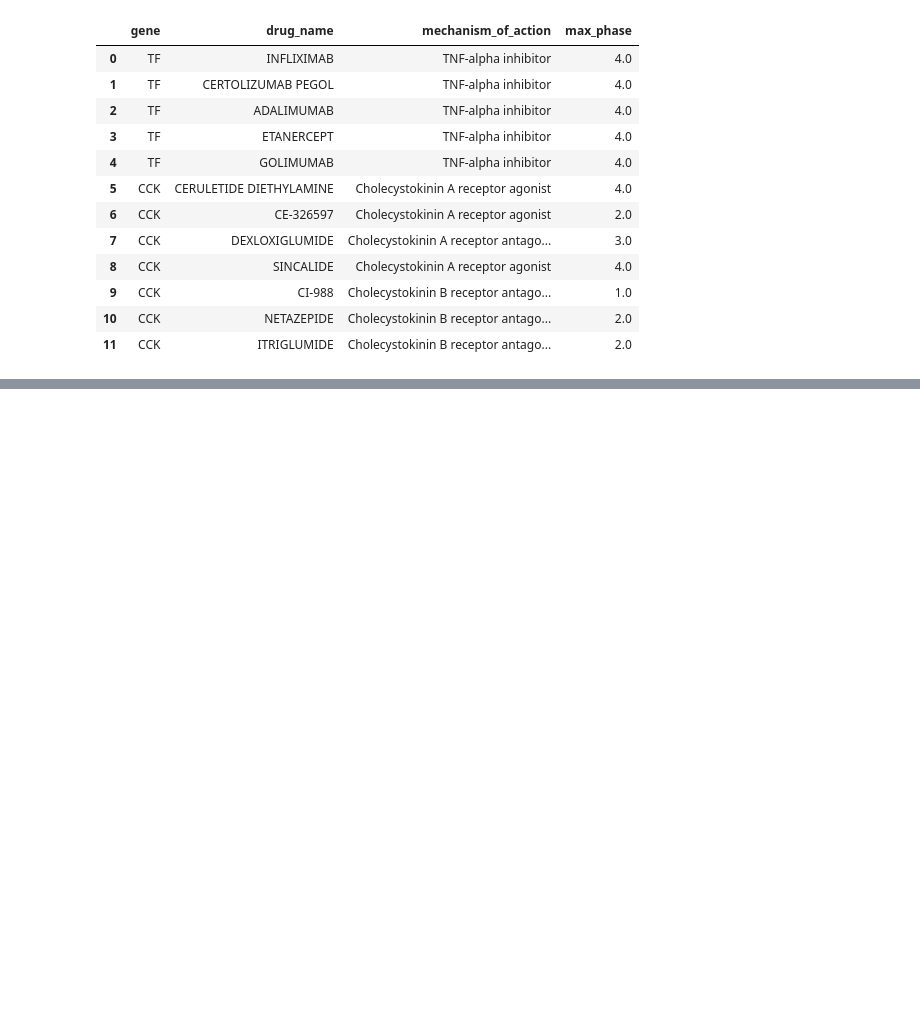
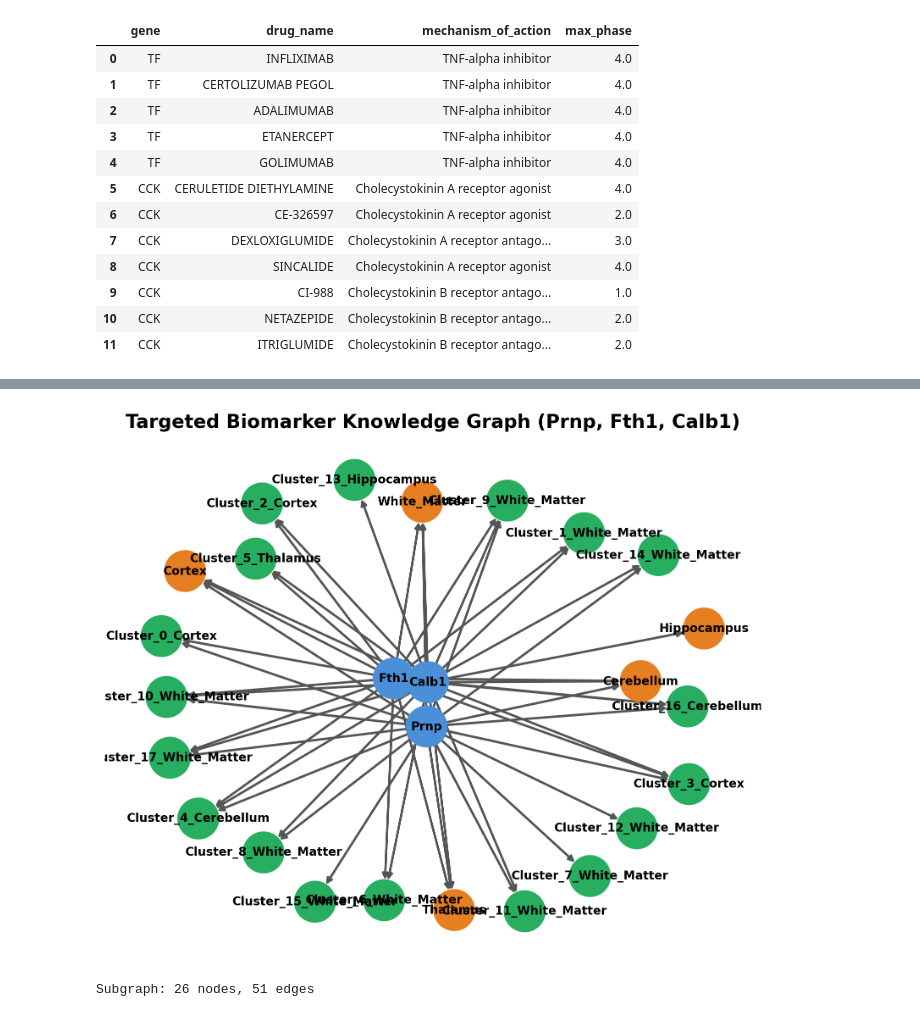
Before and after one commit to ShaunFChen/spatial-microckg-agent, a Jupyter notebook: notebooks/04_Knowledge_Graph.ipynb, the cells around one changed output, grey strips where cells are left out. Cells and saved outputs as stored; diff of their text form; code cells hidden in the pictures; blank space fills up the shorter version.

```diff
--- a/notebooks/04_Knowledge_Graph.ipynb
+++ b/notebooks/04_Knowledge_Graph.ipynb
@@ -342,0 +347,43 @@ Druggable targets found: 2 genes, 12 drug associations
+# %%
+import matplotlib.pyplot as plt
+import networkx as nx
+
+key_genes = ["gene:Prnp", "gene:Fth1", "gene:Calb1"]
+presentation_nodes = set(key_genes)
+presentation_edges = []
+
+for u, v, d in graph.edges(data=True):
+    if u in key_genes and (abs(d.get("log2fc", 0)) > 0.25 or d.get("spatial_correlation", 0) > 0.5):
+        presentation_nodes.add(v)
+        presentation_edges.append((u, v))
+
+sub = graph.subgraph(presentation_nodes).copy()
+sub.remove_edges_from(
+    [e for e in sub.edges() if e not in presentation_edges]
+)
+
+fig, ax = plt.subplots(figsize=(10, 8))
+pos = nx.spring_layout(sub, k=0.8, seed=42)
+colors = [
+    "#4A90D9" if sub.nodes[n].get("label") == "gene"
+    else "#27AE60" if sub.nodes[n].get("label") == "cell_type"
+    else "#E67E22"
+    for n in sub.nodes()
+]
+labels = {n: str(n).split(":")[1] if ":" in str(n) else str(n) for n in sub.nodes()}
+
+nx.draw(sub, pos, ax=ax, with_labels=True, labels=labels, node_color=colors,
+        node_size=1200, font_size=10, font_weight="bold",
+        edge_color="#555", width=2.0)
+ax.set_title("Targeted Biomarker Knowledge Graph (Prnp, Fth1, Calb1)",
+             fontsize=16, fontweight="bold")
+out_path = CACHE_DIR / "presentation_subgraph.png"
+fig.savefig(out_path, dpi=200, bbox_inches="tight")
+plt.close(fig)
+
+from IPython.display import Image, display
+display(Image(filename=str(out_path), width=700))
+print(f"Subgraph: {sub.number_of_nodes()} nodes, {sub.number_of_edges()} edges")
+# %% [output]
+[figure, added]
+Subgraph: 26 nodes, 51 edges
```
Also changed, not shown: parts of 1 cell of this notebook, 3 other files.
